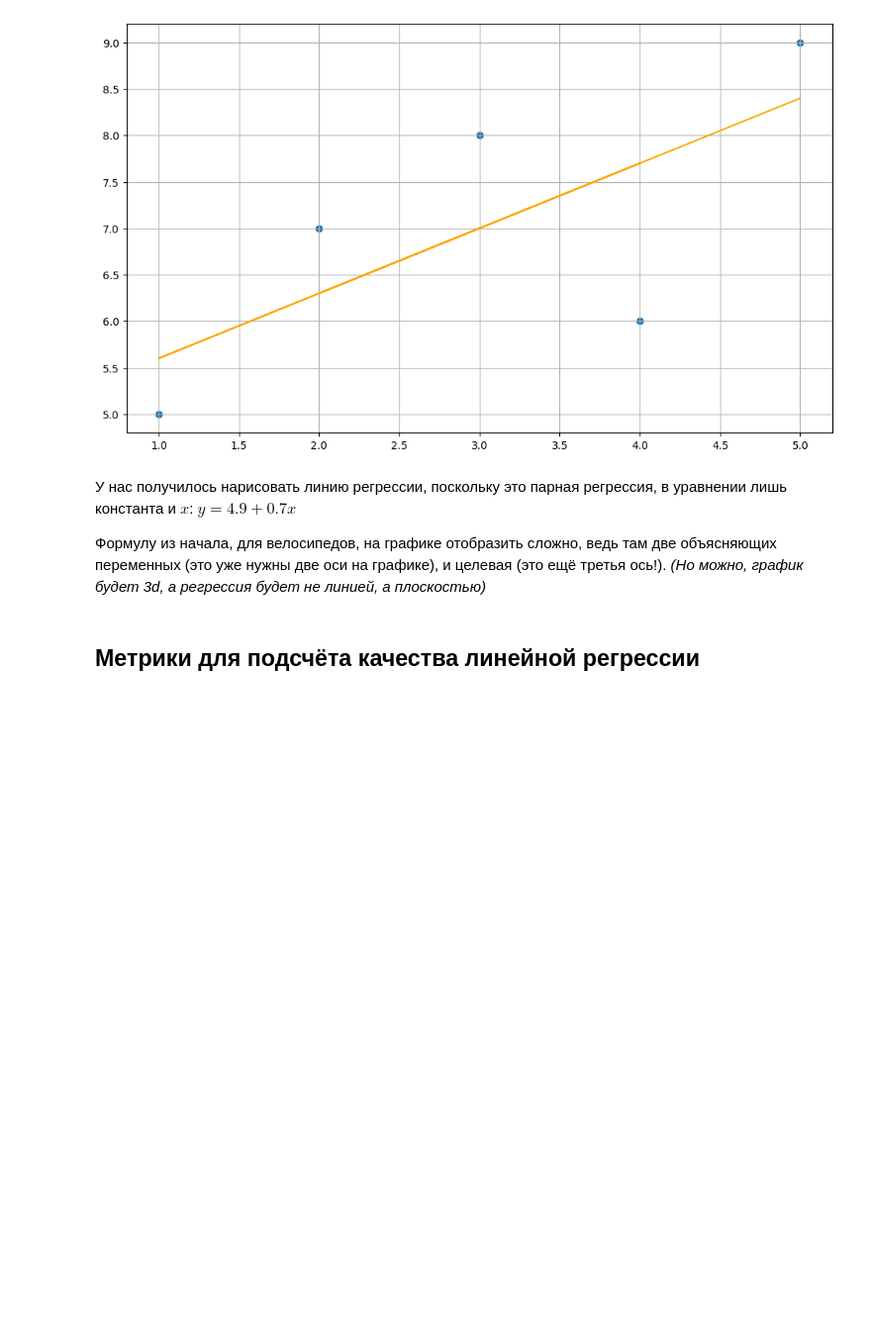
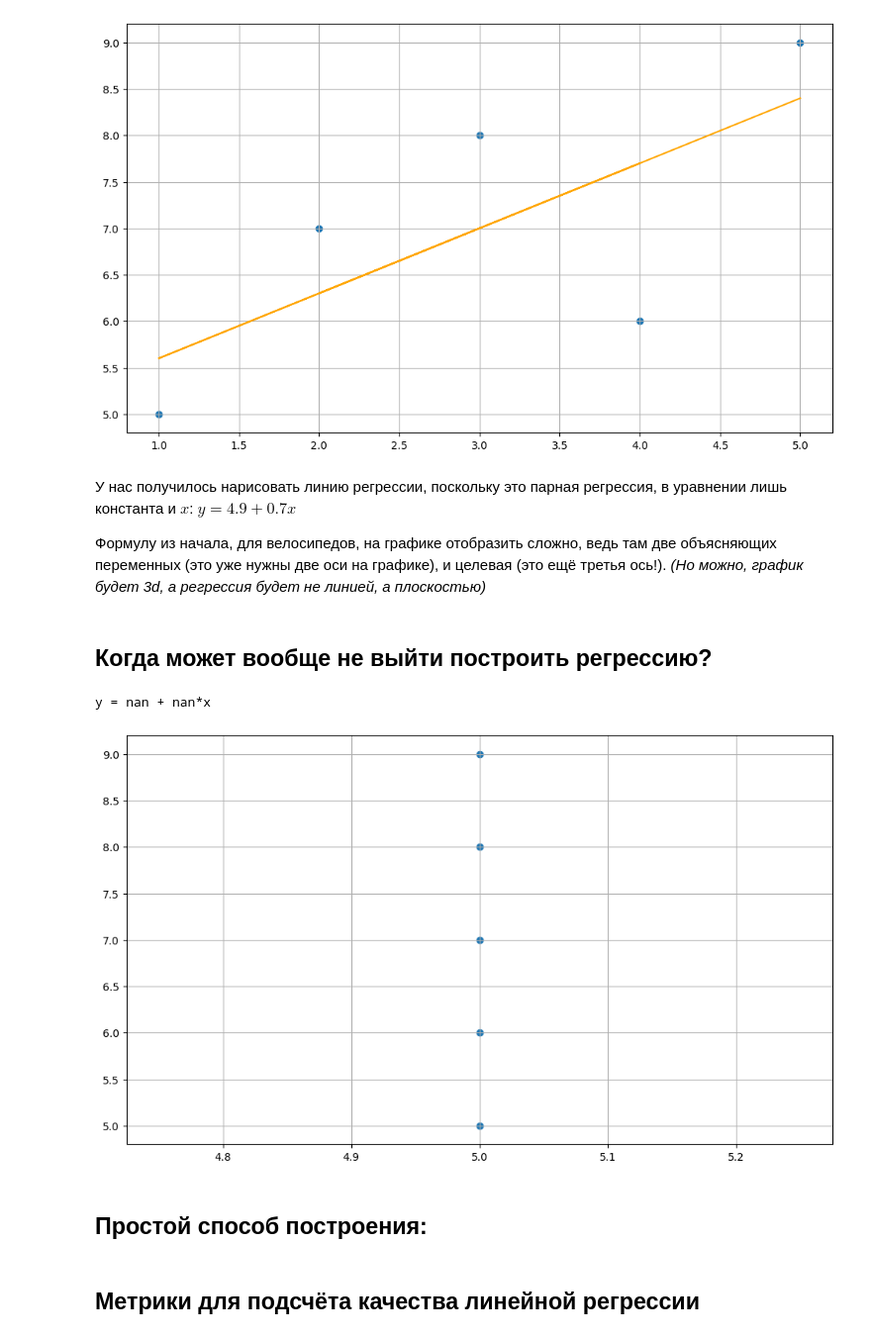
Before and after one commit to tbkazakova/DataAnalysis_2023, a Jupyter notebook: datan/230519_regression&errors_option.ipynb, the cells around one changed output. Shown: that part at 99% size. Cells and saved outputs as stored; diff of their text form; code cells hidden in the pictures; blank space fills up the shorter version.

```diff
--- a/datan/230519_regression&errors_option.ipynb
+++ b/datan/230519_regression&errors_option.ipynb
@@ -172,3 +172,27 @@ plt.grid(True)
 
 Формулу из начала, для велосипедов, на графике отобразить сложно, ведь там две объясняющих переменных (это уже нужны две оси на графике), и целевая (это ещё третья ось!).
     *(Но можно, график будет 3d, а регрессия будет не линией, а плоскостью)*
+# %% [markdown]
+## Когда может вообще не выйти построить регрессию?
+# %%
+X = np.array([5, 5, 5, 5, 5])
+Y = np.array([8, 5, 6, 7, 9])
+X_mean = X.mean()
+Y_mean = Y.mean()
+# открываем доп. материал к экзамену и переписываем формулы весов
+w1 = ((X-X_mean)*(Y-Y_mean)).sum() / ((X-X_mean)**2).sum()
+w0 = Y_mean - w1*X_mean
+print(f'y = {w0} + {w1}*x')
+# %% [output]
+y = nan + nan*x
+# %%
+# это просто визуализация, вам можно этот код не смотреть
+from matplotlib import pyplot as plt
+plt.figure(figsize=(12, 7))
+plt.scatter(X, Y)  # данные
+# предсказания нет..
+plt.grid(True)
+# %% [output]
+[figure, added]
+# %% [markdown]
+## Простой способ построения:
```
Also changed, not shown: parts of 2 cells of this notebook.
